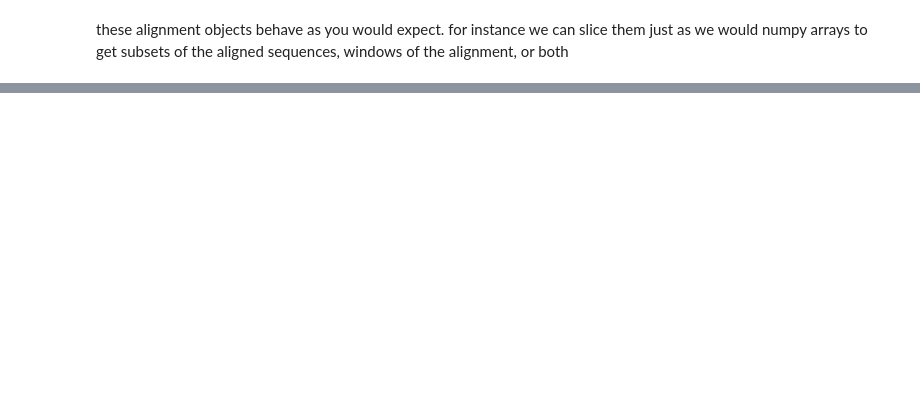
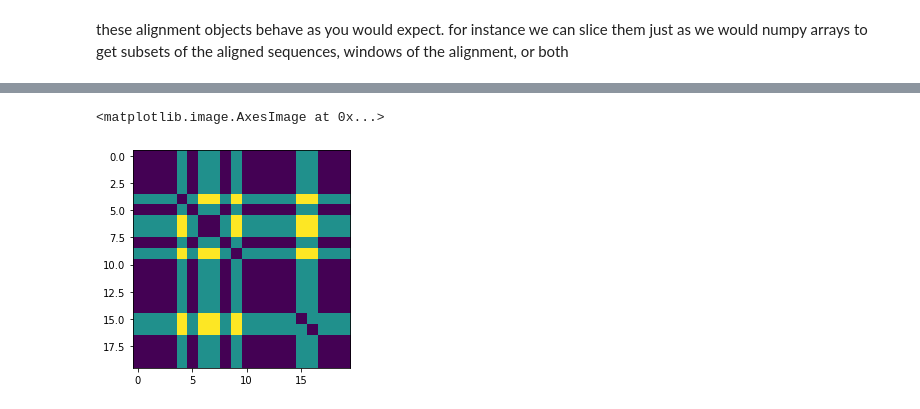
Before and after one commit to andrewkern/bio399, a Jupyter notebook: week3.ipynb, the cells around one changed output, grey strips where cells are left out. Drawn from its saved outputs; the diff is of its cells as text; code cells hidden in the pictures; blank space fills up the shorter version.

```diff
--- a/week3.ipynb
+++ b/week3.ipynb
@@ -320,0 +533,19 @@ print(consensus)
+# %%
+from Bio.Align import MultipleSeqAlignment
+align = MultipleSeqAlignment([])
+for i in range(13):
+    align.append(spike_align[i])
+for i in range(14,21):
+    align.append(spike_align[i])
+
+#print(align)
+n = len(align)
+dist_mat = np.zeros((n,n))
+for i in range(n):
+    for j in range(n):
+        dist_mat[i,j] = count_diffs2(align,i,j)
+
+plt.imshow(dist_mat)
+# %% [output]
+<matplotlib.image.AxesImage at 0x...>
+[figure, added]
```
Also changed, not shown: parts of 63 cells of this notebook, 7 other files.
